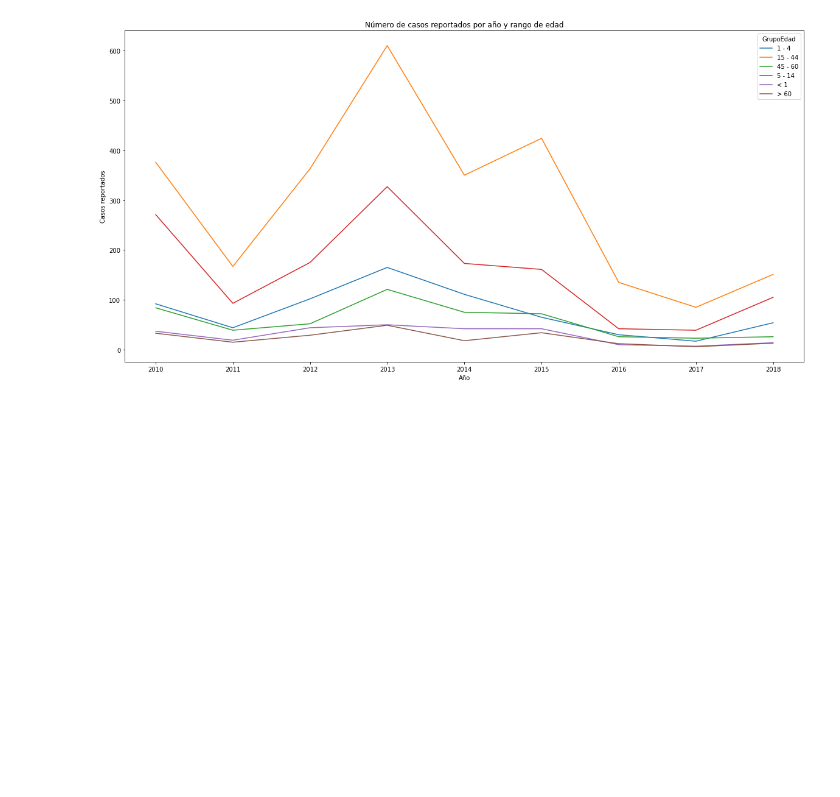
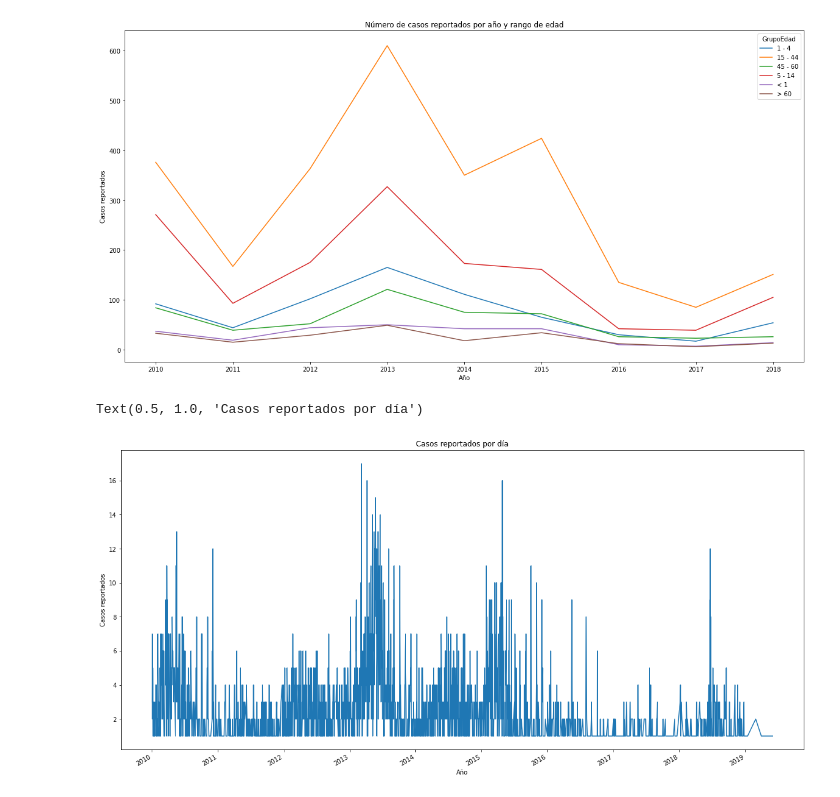
Before and after one commit to JuanImbachi/PDG, a Jupyter notebook: data_analytics/Exploración datos Yopal.ipynb, the cells around one changed output. Saved outputs shown, nothing was run; the diff lists cells and outputs as text; code cells hidden in the pictures; blank space fills up the shorter version.

```diff
--- a/data_analytics/Exploración datos Yopal.ipynb
+++ b/data_analytics/Exploración datos Yopal.ipynb
@@ -133,3 +134,13 @@ age_by_year.set_title('Número de casos reportados por año y rango de edad')
 # %% [output]
 Text(0.5, 1.0, 'Número de casos reportados por año y rango de edad')
 [figure]
+# %%
+df["FecNot"]=pd.to_datetime(df['FecNot'])
+df.sort_values(["FecNot"])
+days = df['FecNot'].value_counts().plot(kind='line', figsize=(20, 10))
+days.set_xlabel('Año')
+days.set_ylabel('Casos reportados')
+days.set_title('Casos reportados por día')
+# %% [output]
+Text(0.5, 1.0, 'Casos reportados por día')
+[figure, added]
```
Also changed, not shown: parts of 15 cells of this notebook, 1 other file.
